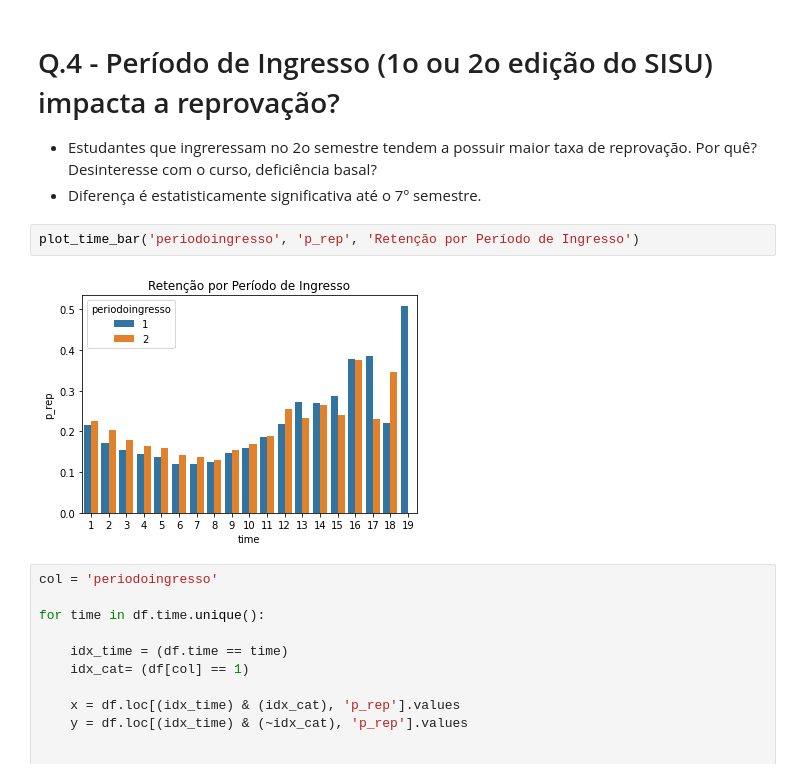
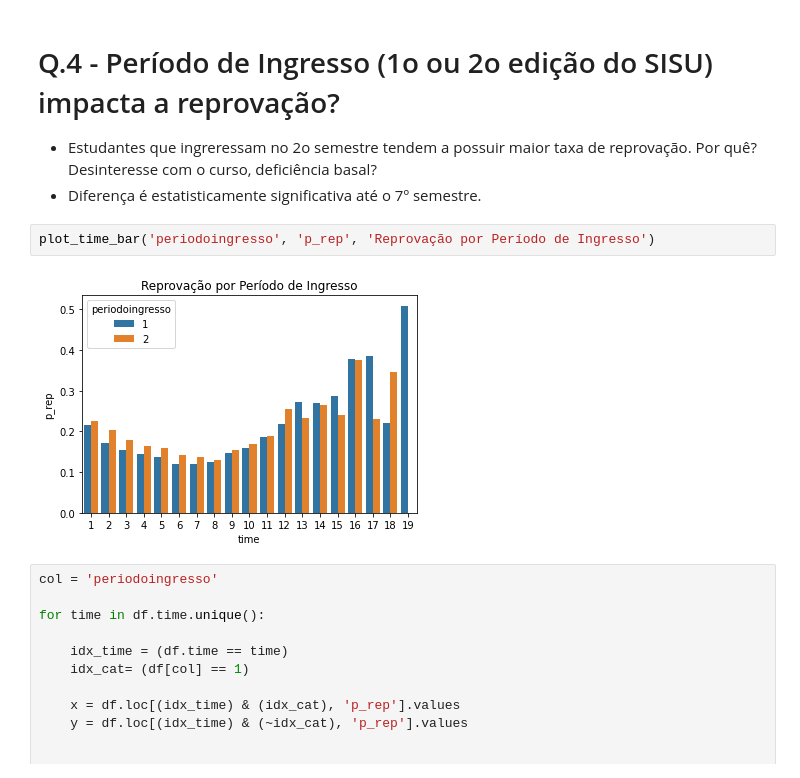
Before and after one commit to rlopes404/dropout, a Jupyter notebook: retencao-UFRB.ipynb, the cells around one changed output. Cells and saved outputs as stored; diff of their text form.

```diff
--- a/retencao-UFRB.ipynb
+++ b/retencao-UFRB.ipynb
@@ -179,9 +179,9 @@ for time in df.time.unique():
 - Estudantes que ingreressam no 2o semestre tendem a possuir maior taxa de reprovação. Por quê? Desinteresse com o curso, deficiência basal?
 - Diferença é estatisticamente significativa até o 7º semestre.
 # %%
-plot_time_bar('periodoingresso', 'p_rep', 'Retenção por Período de Ingresso')
+plot_time_bar('periodoingresso', 'p_rep', 'Reprovação por Período de Ingresso')
 # %% [output]
-[figure, old version]
+[figure, new version]
 # %%
 col = 'periodoingresso'
 
```
Also changed, not shown: parts of 5 cells of this notebook, 7 other files.
